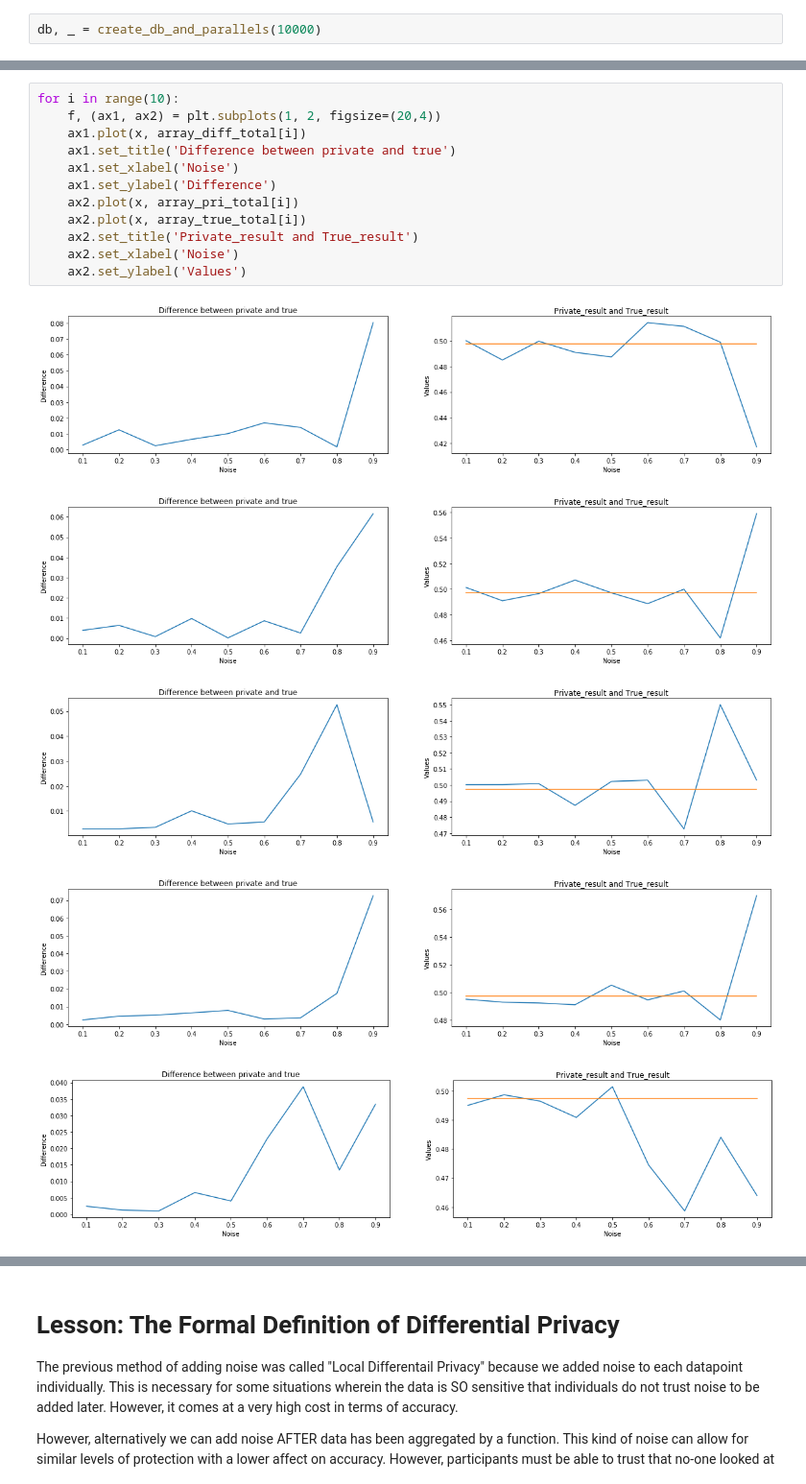
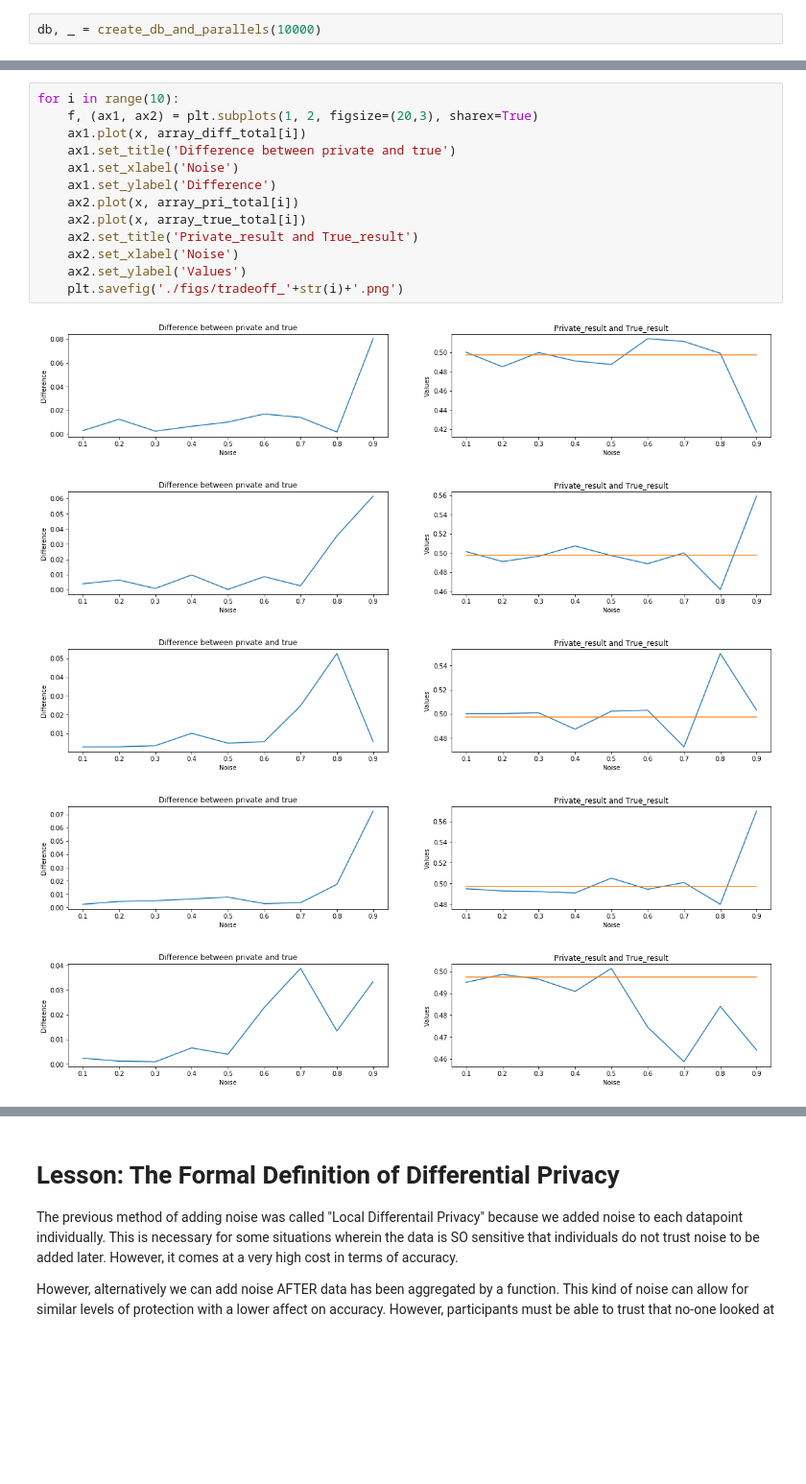
Before and after one commit to EllenZhangYarong/DataScience, a Jupyter notebook: PrivateAI_challenge/Section 1 - Differential Privacy.ipynb, the cells around one changed output, grey strips where cells are left out. Shown: that part at 96% size. Drawn from its saved outputs; the diff is of its cells as text; blank space fills up the shorter version.

```diff
--- a/PrivateAI_challenge/Section 1 - Differential Privacy.ipynb
+++ b/PrivateAI_challenge/Section 1 - Differential Privacy.ipynb
@@ -876,19 +876,20 @@ differece: tensor(0.1056)
 ----------------------------------------------------
 # %%
 for i in range(10):
-    f, (ax1, ax2) = plt.subplots(1, 2, figsize=(20,4))
+    f, (ax1, ax2) = plt.subplots(1, 2, figsize=(20,3), sharex=True)
     ax1.plot(x, array_diff_total[i])
     ax1.set_title('Difference between private and true')
     ax1.set_xlabel('Noise')
     ax1.set_ylabel('Difference')
     ax2.plot(x, array_pri_total[i])
     ax2.plot(x, array_true_total[i])
     ax2.set_title('Private_result and True_result')
     ax2.set_xlabel('Noise')
     ax2.set_ylabel('Values')
+    plt.savefig('./figs/tradeoff_'+str(i)+'.png')
 # %% [output]
-[figure, old version]
+[figure, new version]
-[figure, old version]
+[figure, new version]
-[figure, old version]
+[figure, new version]
-[figure, old version]
+[figure, new version]
-[figure, old version]
+[figure, new version]
```
Also changed, not shown: parts of 1 cell of this notebook, 13 other files.
